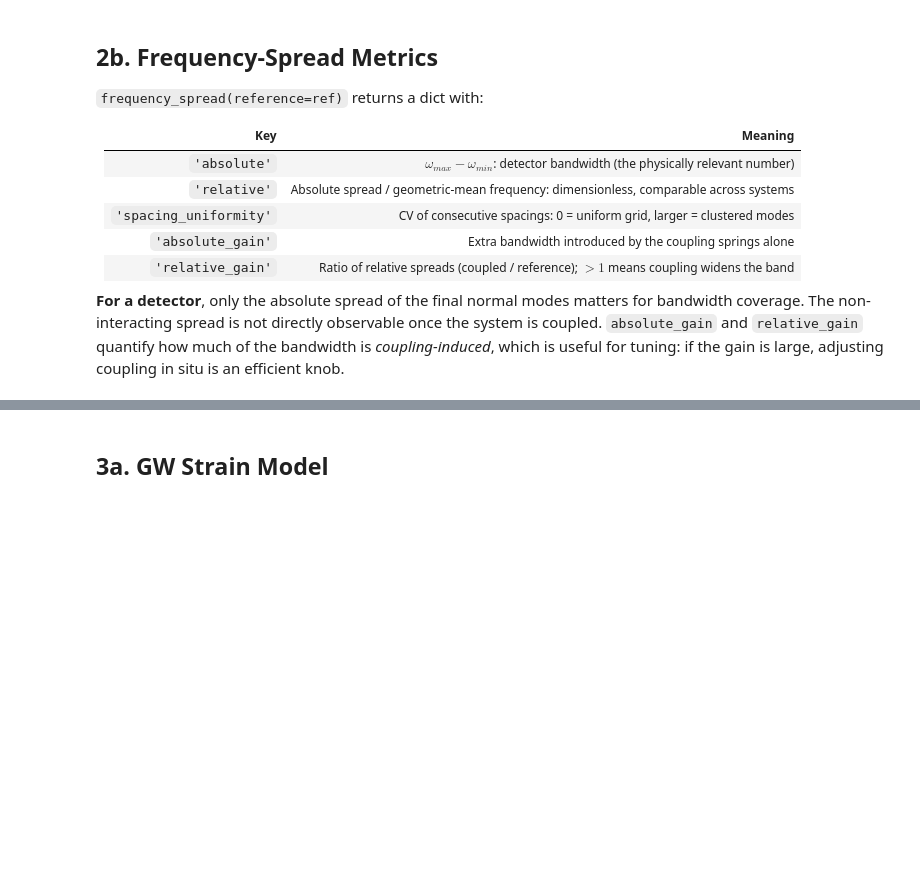
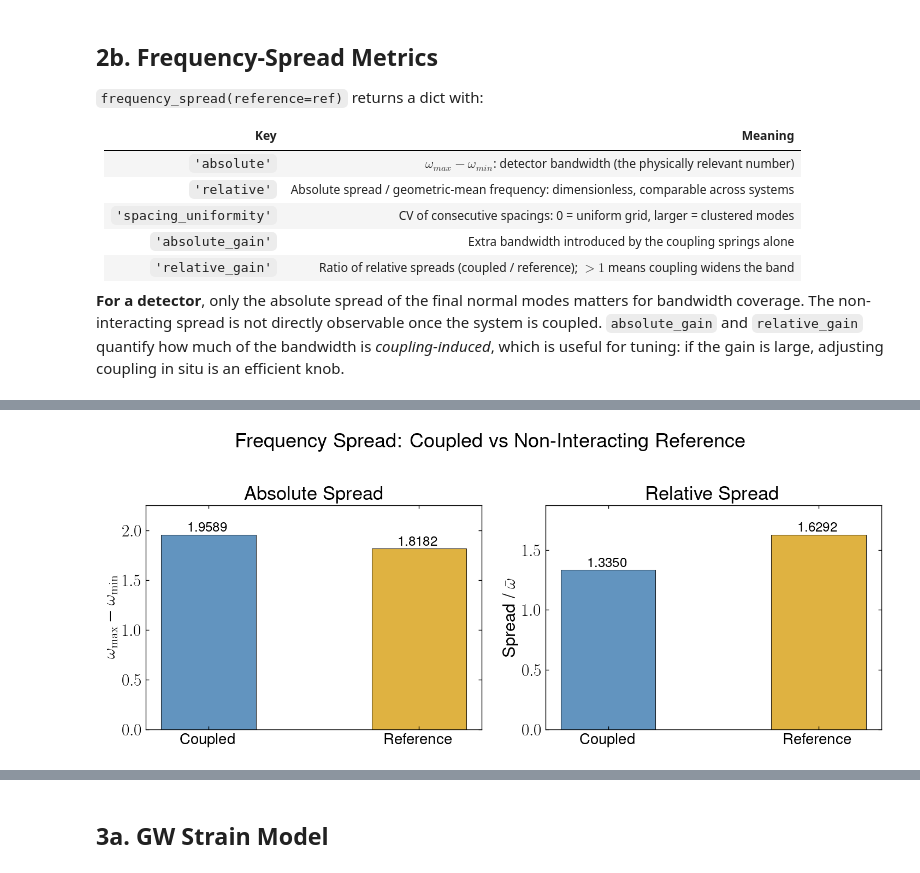
Before and after one commit to george-issa/ResOSc, a Jupyter notebook: ResOSc_demo_new_features.ipynb, the cells around one changed output, grey strips where cells are left out. Cells and saved outputs as stored; diff of their text form; code cells hidden in the pictures; blank space fills up the shorter version.

```diff
--- a/ResOSc_demo_new_features.ipynb
+++ b/ResOSc_demo_new_features.ipynb
@@ -264,2 +434,44 @@ plt.show()
+# %%
+fig, axes = plt.subplots(1, 2, figsize=(12, 5), dpi=125)
+
+labels  = ['Coupled', 'Reference']
+colors  = ['steelblue', 'goldenrod']
+x       = np.arange(len(labels))
+w       = 0.45
+
+# ── Left: absolute spread ────────────────────────────────────────────────
+abs_vals = [spread['absolute'], ref_spread['absolute']]
+bars = axes[0].bar(x, abs_vals, w, color=colors, alpha=0.85, edgecolor='k', linewidth=0.6)
+for bar, val in zip(bars, abs_vals):
+    axes[0].text(bar.get_x() + bar.get_width() / 2, bar.get_height() + 0.005,
+                 f'{val:.4f}', ha='center', va='bottom', fontsize=14)
+axes[0].set_xticks(x)
+axes[0].set_xticklabels(labels, fontsize=16)
+axes[0].set_ylabel(r'$\omega_{\max} - \omega_{\min}$', fontsize=18)
+axes[0].set_title(r'Absolute Spread', fontsize=20)
+axes[0].tick_params(direction='in', top=True, right=True)
+axes[0].set_ylim(0, max(abs_vals) * 1.15)
+
+# ── Right: relative spread ───────────────────────────────────────────────
+rel_vals = [spread['relative'], ref_spread['relative']]
+bars = axes[1].bar(x, rel_vals, w, color=colors, alpha=0.85, edgecolor='k', linewidth=0.6)
+for bar, val in zip(bars, rel_vals):
+    axes[1].text(bar.get_x() + bar.get_width() / 2, bar.get_height() + 0.003,
+                 f'{val:.4f}', ha='center', va='bottom', fontsize=14)
+axes[1].set_xticks(x)
+axes[1].set_xticklabels(labels, fontsize=16)
+axes[1].set_ylabel(r'Spread / $\bar\omega$', fontsize=18)
+axes[1].set_title(r'Relative Spread', fontsize=20)
+axes[1].tick_params(direction='in', top=True, right=True)
+axes[1].set_ylim(0, max(rel_vals) * 1.15)
+
+fig.suptitle(r'Frequency Spread: Coupled vs Non-Interacting Reference', fontsize=21)
+plt.tight_layout()
+if save_plots:
+    fig.savefig(fig_path('frequency_spread_summary.pdf'), format='pdf',
+                bbox_inches='tight', pad_inches=0.10)
+plt.show()
+# %% [output]
+[figure, added]
 # %% [markdown]
 ---
```
Also changed, not shown: parts of 16 cells of this notebook, 48 other files.
